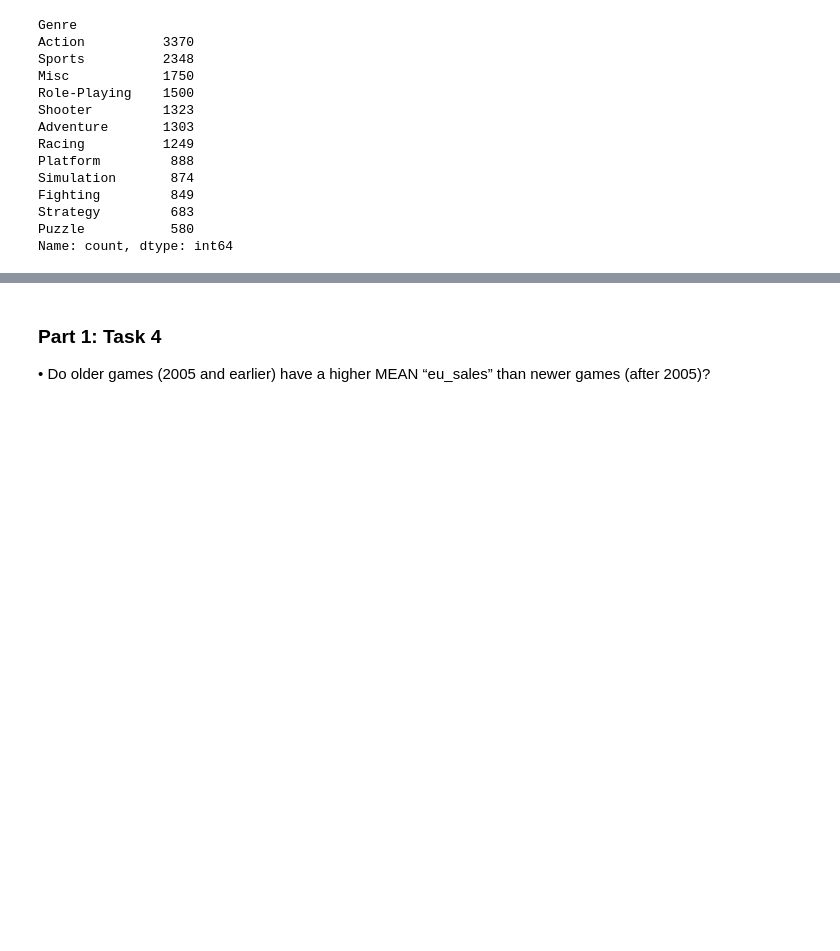
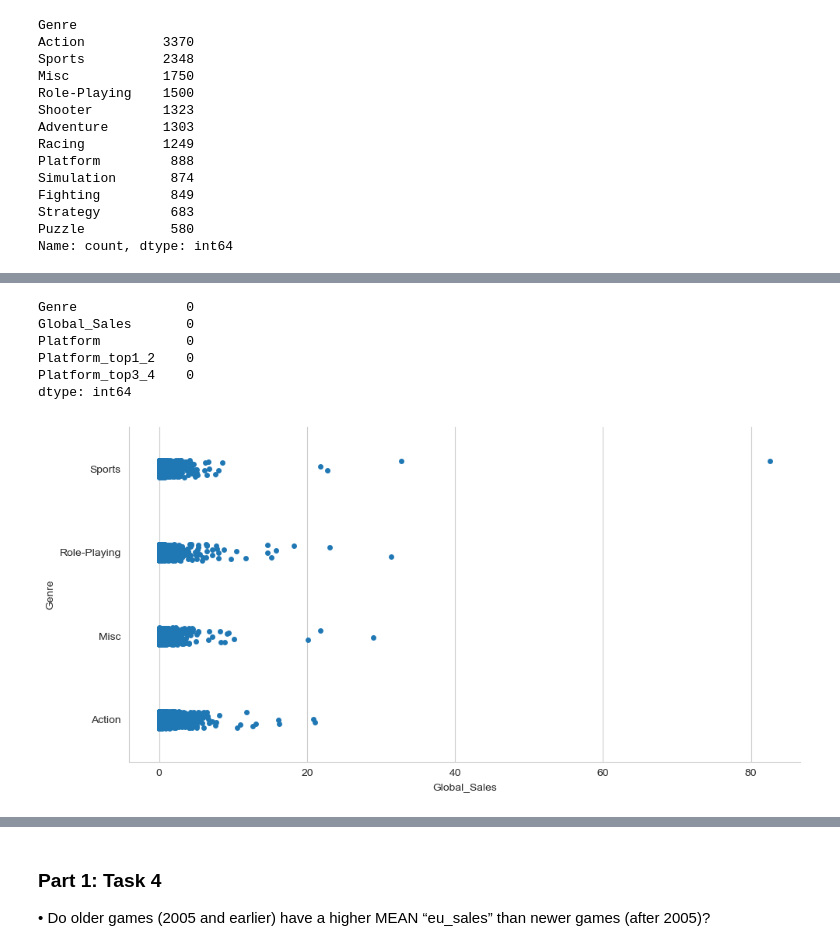
Before and after one commit to LeopoldoCCT/DataVis_Techniques-, a Jupyter notebook: LeopoldoRojoRomero_DVisHDip_CA1.ipynb, the cells around one changed output, grey strips where cells are left out. Saved outputs shown, nothing was run; the diff lists cells and outputs as text; code cells hidden in the pictures; blank space fills up the shorter version.

Commit message:
catplots top4 genres

```diff
--- a/LeopoldoRojoRomero_DVisHDip_CA1.ipynb
+++ b/LeopoldoRojoRomero_DVisHDip_CA1.ipynb
@@ -348,0 +369,27 @@ Name: count, dtype: int64
+# %%
+top4_genre_2 = pd.DataFrame()
+top4_genre_2['Genre'] = top4_genre['Genre']
+top4_genre_2['Global_Sales'] = top4_genre['Global_Sales']
+top4_genre_2['Platform'] = top4_genre['Platform']
+
+# Function to only have the top 4 Platforms
+def top1_2dummy(plat):
+    if plat == 'PS2':
+         return 'PS2'
+    elif plat == 'DS':
+          return 'DS'
+    else:
+        return 'Others'
+
+def top3_4dummy(plat):
+    if plat == 'PS3':
+          return 'PS3'
+    elif plat == 'Wii':
+          return 'Wii'
+    else:
+        return 'Others'
+
+
+
+top4_genre_2['Platform_top1_2'] = top4_genre_2['Platform'].apply(top1_2dummy)
+top4_genre_2['Platform_top3_4'] = top4_genre_2['Platform'].apply(top3_4dummy)
@@ -348,0 +412,13 @@ Name: count, dtype: int64
+# %%
+top4_genre_2.isnull().sum()
+# %% [output]
+Genre              0
+Global_Sales       0
+Platform           0
+Platform_top1_2    0
+Platform_top3_4    0
+dtype: int64
+# %%
+ax = sns.catplot(data=top4_genre_2, x='Global_Sales', y='Genre', height=5, aspect=2);
+# %% [output]
+[figure, added]
```
Also changed, not shown: parts of 6 cells of this notebook.
